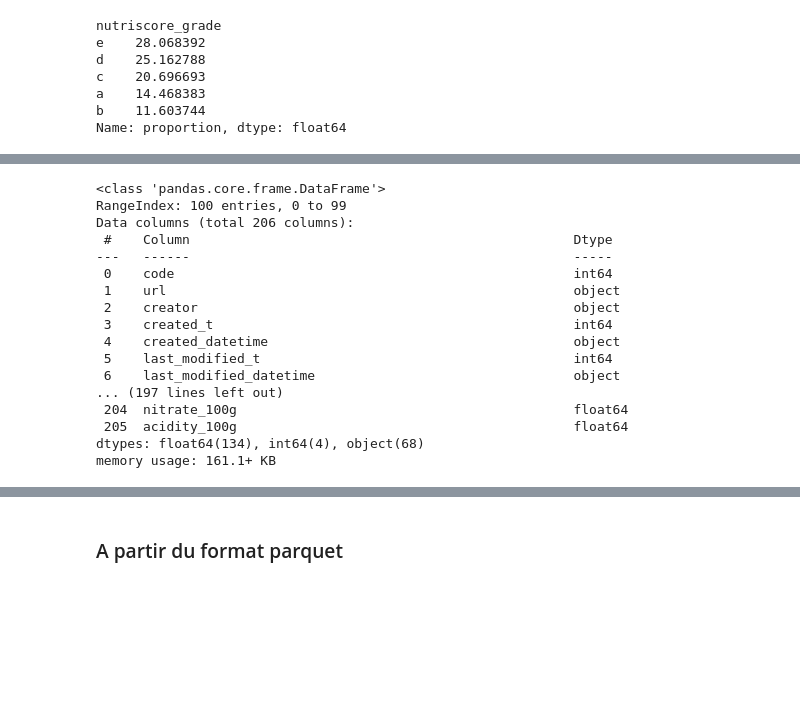
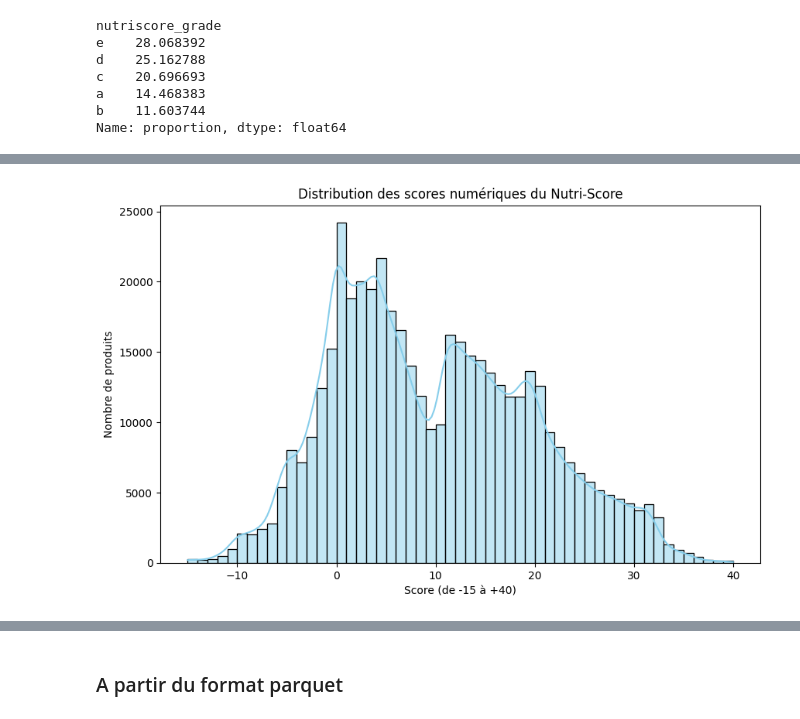
Before and after one commit to mhsylla/Openfoodfact, a Jupyter notebook: notebooks/project_starter.ipynb, the cells around one changed output, grey strips where cells are left out. Drawn from its saved outputs; the diff is of its cells as text; code cells hidden in the pictures; blank space fills up the shorter version.

```diff
--- a/notebooks/project_starter.ipynb
+++ b/notebooks/project_starter.ipynb
@@ -80,5 +152,0 @@ df_melted = df.melt(id_vars='nutriscore_grade',
-# %%
-# 3. On crée la visualisation (facettes par nutriment)
-sns.set_theme(style="whitegrid")
-g = sns.FacetGrid(df_melted, col="Nutriment", col_wrap=3, sharex=False, sharey=False, height=4)
-g.map(sns.boxplot, "Nutriment", "Valeur (g pour 100g)", order=None, palette="Set2")
@@ -110,20 +153,11 @@ sns.violinplot(x=df['nutriscore_grade'], y=df['sugars_100g'], data=df)
-# %%
-df.info(verbose=True)
-# %% [output]
-<class 'pandas.core.frame.DataFrame'>
-RangeIndex: 100 entries, 0 to 99
-Data columns (total 206 columns):
- #    Column                                                 Dtype
----   ------                                                 -----
- 0    code                                                   int64
- 1    url                                                    object
- 2    creator                                                object
- 3    created_t                                              int64
- 4    created_datetime                                       object
- 5    last_modified_t                                        int64
- 6    last_modified_datetime                                 object
-... (197 lines left out)
- 204  nitrate_100g                                           float64
- 205  acidity_100g                                           float64
-dtypes: float64(134), int64(4), object(68)
-memory usage: 161.1+ KB
+# %%
+plt.figure(figsize=(10, 6))
+# On utilise histplot pour les données numériques
+sns.histplot(df['nutriscore_score'], bins=55, kde=True, color='skyblue')
+
+plt.title("Distribution des scores numériques du Nutri-Score")
+plt.xlabel("Score (de -15 à +40)")
+plt.ylabel("Nombre de produits")
+plt.show()
+# %% [output]
+[figure, added]
```
Also changed, not shown: parts of 36 cells of this notebook, 5 other files.
